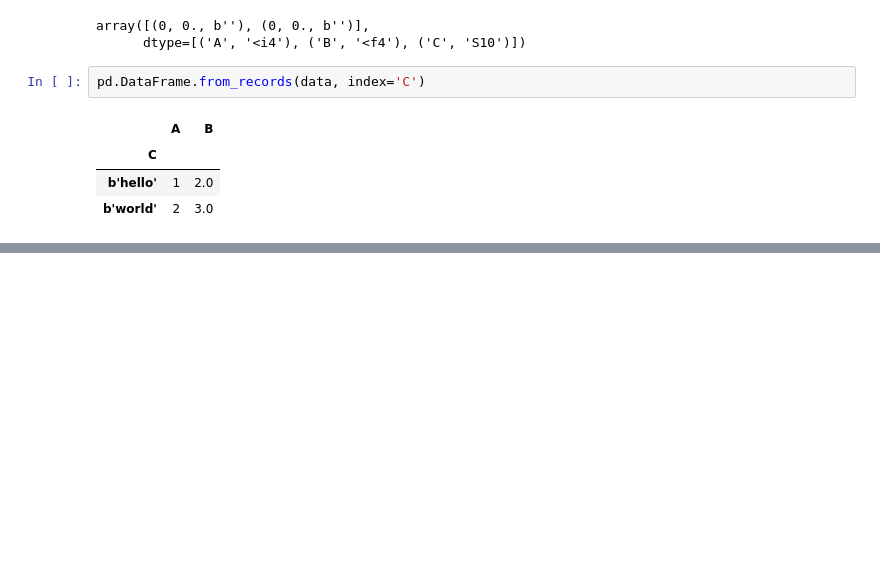
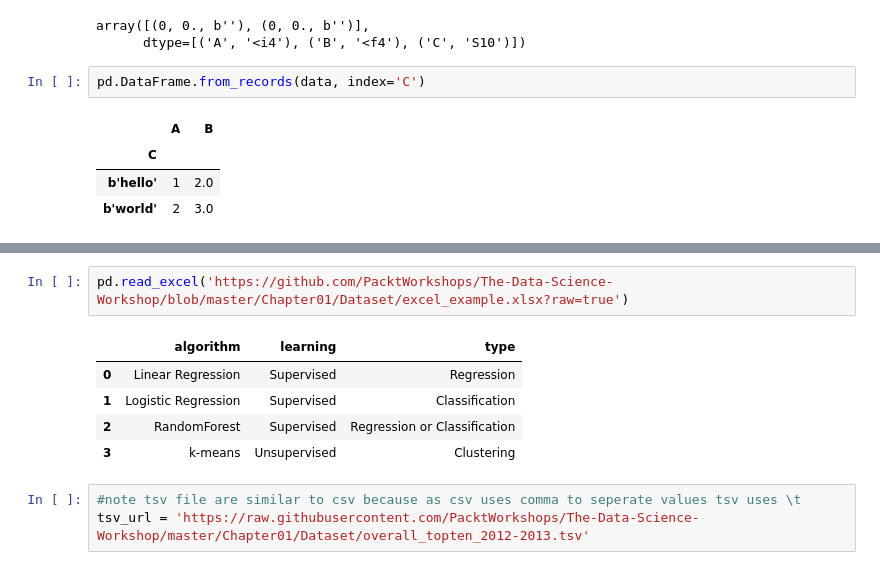
Before and after one commit to Dannysesi/Data_Science-learning, a Jupyter notebook: 30days_of_learning_pandas.ipynb, the cells around one changed output, grey strips where cells are left out. Saved outputs shown, nothing was run; the diff lists cells and outputs as text; blank space fills up the shorter version.

```diff
--- a/30days_of_learning_pandas.ipynb
+++ b/30days_of_learning_pandas.ipynb
@@ -632,0 +653,11 @@ pd.DataFrame.from_records(data, index='C')
+# %%
+pd.read_excel('https://github.com/PacktWorkshops/The-Data-Science-Workshop/blob/master/Chapter01/Dataset/excel_example.xlsx?raw=true')
+# %% [output]
+|  | algorithm | learning | type |
+| 0 | Linear Regression | Supervised | Regression |
+| 1 | Logistic Regression | Supervised | Classification |
+| 2 | RandomForest | Supervised | Regression or Classification |
+| 3 | k-means | Unsupervised | Clustering |
+# %%
+#note tsv file are similar to csv because as csv uses comma to seperate values tsv uses \t
+tsv_url = 'https://raw.githubusercontent.com/PacktWorkshops/The-Data-Science-Workshop/master/Chapter01/Dataset/overall_topten_2012-2013.tsv'
```
Also changed, not shown: parts of 4 cells of this notebook, 1 other file.
